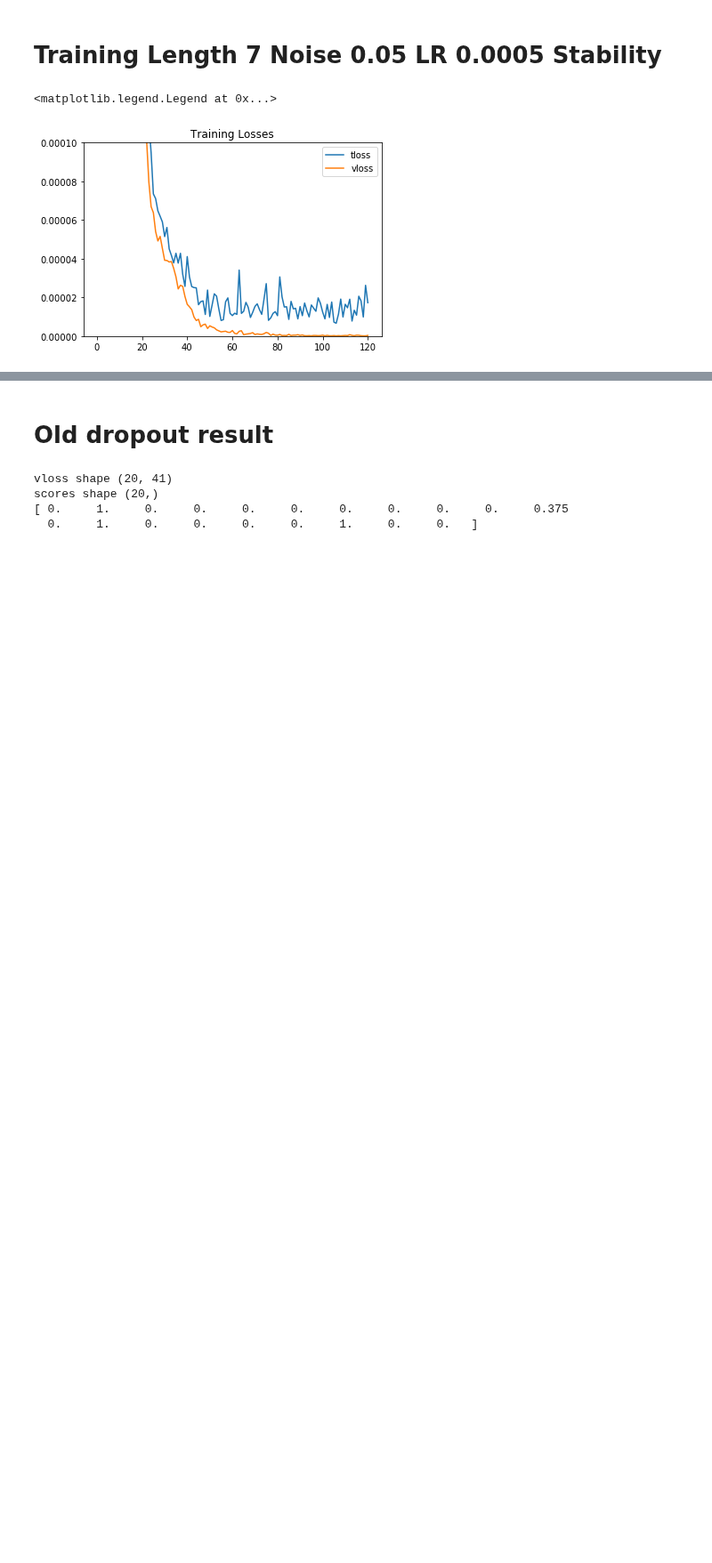
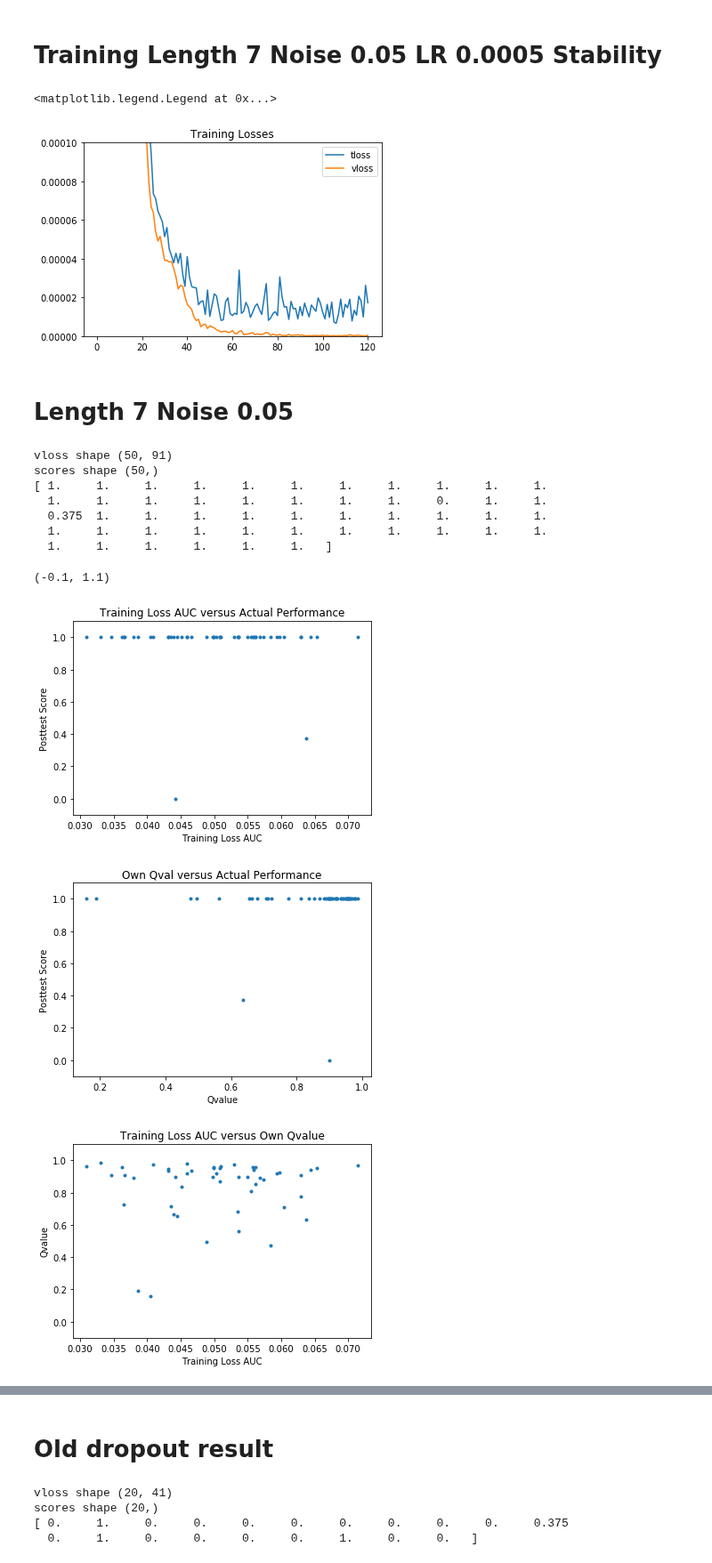
Before and after one commit to lisa-1010/smart-tutor, a Jupyter notebook: code/student2aw5.ipynb, the cells around one changed output, grey strips where cells are left out. Shown at 89% size. Drawn from its saved outputs; the diff is of its cells as text; code cells hidden in the pictures; blank space fills up the shorter version.

Commit message:
noise experiments results

```diff
--- a/code/student2aw5.ipynb
+++ b/code/student2aw5.ipynb
@@ -319,3 +319,60 @@ legend()
 # %% [output]
 <matplotlib.legend.Legend at 0x...>
 [figure]
+# %% [markdown]
+# Length 7 Noise 0.05
+# %%
+data11 = np.load('experiments/test2w5_modelgrusimple_mid-noise0.05-dropout10-shuffle1-data-test2a-w5-n100000-l7-random.pickle/stats-runlr0005B.npz')
+data21 = np.load('experiments/test2w5_modelgrusimple_mid-noise0.05-dropout10-shuffle1-data-test2a-w5-n100000-l7-random.pickle/mcts-rtype2-rollouts20000-trajectories8-real1-runlr0005B.npz')
+data31 = np.load('experiments/test2w5_modelgrusimple_mid-noise0.05-dropout10-shuffle1-data-test2a-w5-n100000-l7-random.pickle/mcts-rtype2-rollouts20000-trajectories8-real0-runlr0005B.npz')
+
+vloss = np.vstack((data11['vloss'],))
+vloss_auc = np.sum(vloss,axis=1)
+vloss_last = np.mean(vloss[:,-2:],axis=1)
+
+tloss = np.vstack((data11['tloss'],))
+tloss_auc = np.sum(tloss,axis=1)
+tloss_last = np.mean(tloss[:,-2:],axis=1)
+
+scores = np.vstack((data21['scores'],))[:,0]
+realqvals = np.vstack((data21['qvals'],))[:,0]
+selfqvals = np.vstack((data31['qvals'],))[:,0]
+
+# ixs sorted by various things
+sorted_by_score = np.flipud(np.argsort(scores))
+ranked_by_score = ixs2ranks(sorted_by_score)
+
+sorted_by_vloss = np.argsort(vloss_auc)
+ranked_by_vloss = ixs2ranks(sorted_by_vloss)
+
+sorted_by_qval = np.flipud(np.argsort(selfqvals))
+ranked_by_qval = ixs2ranks(sorted_by_qval)
+
+six.print_('vloss shape {}'.format(vloss.shape))
+six.print_('scores shape {}'.format(scores.shape))
+six.print_(scores)
+
+num_models = scores.shape[0]
+
+graph_trainauc_score(vloss, scores, postfix=None)
+#xlim(0,0.001)
+ylim(-0.1,1.1)
+# 48/50 good
+
+graph_qval_score(selfqvals, scores)
+#xlim(0.9,1.0)
+ylim(-0.1,1.1)
+graph_trainauc_qval(vloss,selfqvals)
+ylim(-0.1,1.1)
+# %% [output]
+vloss shape (50, 91)
+scores shape (50,)
+[ 1.     1.     1.     1.     1.     1.     1.     1.     1.     1.     1.
+  1.     1.     1.     1.     1.     1.     1.     1.     0.     1.     1.
+  0.375  1.     1.     1.     1.     1.     1.     1.     1.     1.     1.
+  1.     1.     1.     1.     1.     1.     1.     1.     1.     1.     1.
+  1.     1.     1.     1.     1.     1.   ]
+(-0.1, 1.1)
+[figure, added]
+[figure, added]
+[figure, added]
```
Also changed, not shown: parts of 2 cells of this notebook, 5 other files.
